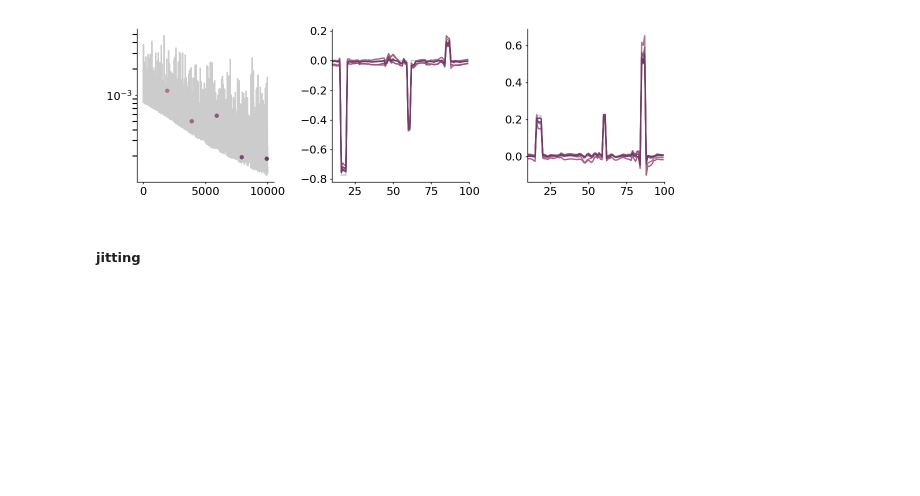
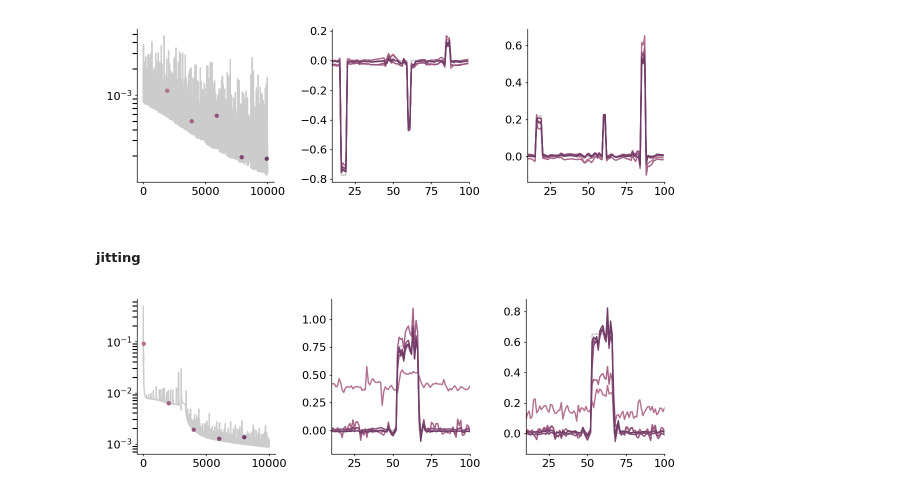
Before and after one commit to kaijfox/loop-dynamical-rnns, a Jupyter notebook: notebooks/24-07-17_driscoll-rnns.ipynb, the cells around one changed output. Saved outputs shown, nothing was run; the diff lists cells and outputs as text; code cells hidden in the pictures; blank space fills up the shorter version.

Commit message:
rnn training optimization; predctor MLPs

```diff
--- a/notebooks/24-07-17_driscoll-rnns.ipynb
+++ b/notebooks/24-07-17_driscoll-rnns.ipynb
@@ -206,0 +230,8 @@ losses, yhats = rnns.fit_rnn(rnn, x.to(device), y.to(device), opt, n_steps=10000
+# %%
+fig, ax = rnns.plot_rnn_training(losses, yhats, y, start = 10)
+for a in ax[1:]:
+    a.set_xlim(10, 100)
+ax[0].set_yscale('log')
+plotter.finalize(fig, None)
+# %% [output]
+[figure, added]
```
Also changed, not shown: parts of 34 cells of this notebook, 3 other files.
